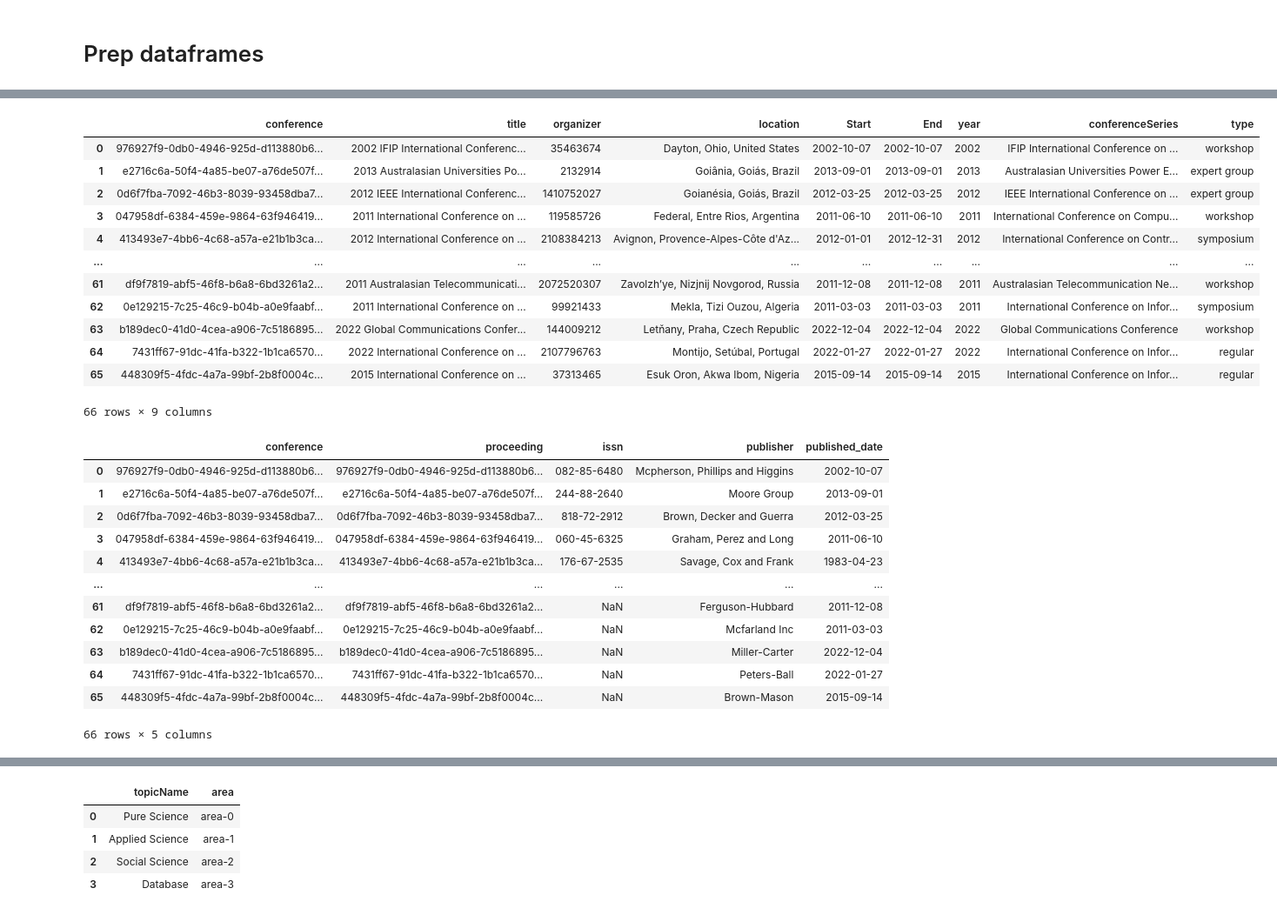
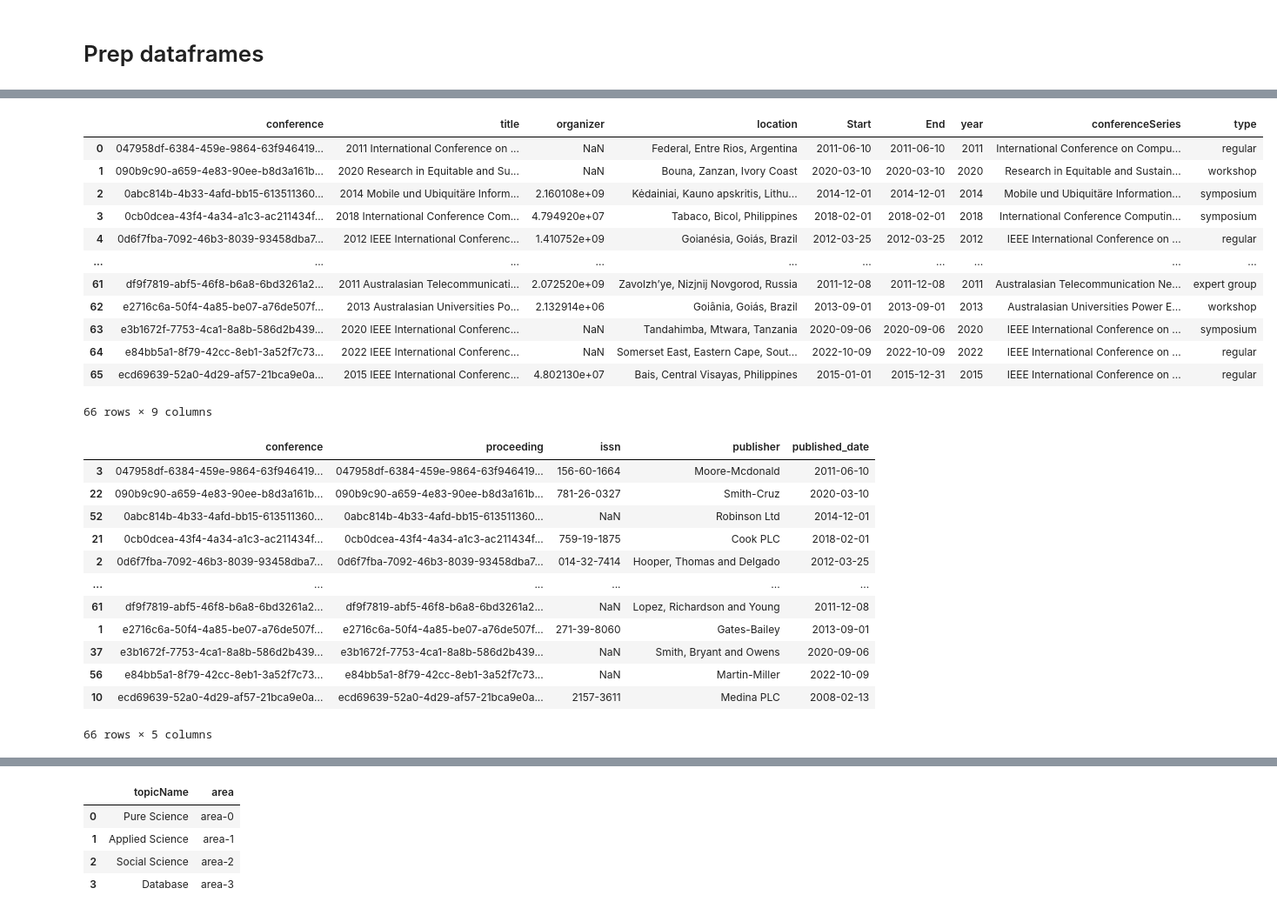
Before and after one commit to AlaaAlmutawa/SDM-Lab3, a Jupyter notebook: code/tbox_abox_gen.ipynb, the cells around one changed output, grey strips where cells are left out. Shown: that part at 87% size. Drawn from its saved outputs; the diff is of its cells as text; code cells hidden in the pictures.

```diff
--- a/code/tbox_abox_gen.ipynb
+++ b/code/tbox_abox_gen.ipynb
@@ -39,14 +47,14 @@ author=pd.read_csv('authors.csv').merge(pd.read_csv('institutions.csv').rename(c
 author['sex']=pd.Series([random.randint(1, 2) for i in range(len(author))]).map({1:'Female',2:'Male'})
 author['birthdate']=[fake.date() for i in range(len(author))]
 author['originCountry']=[fake.country() for i in range(len(author))]
-author['paperCount']=author.paperCount.fillna(pd.Series([random.randint(1,100) for i in range(len(author))]))
-author['citationCount']=author.citationCount.fillna(pd.Series([random.randint(1,100) for i in range(len(author))]))
+# author['paperCount']=author.paperCount.fillna(pd.Series([random.randint(1,100) for i in range(len(author))]))
+# author['citationCount']=author.citationCount.fillna(pd.Series([random.randint(1,100) for i in range(len(author))]))
 author['hIndex']=author.hIndex.fillna(pd.Series([random.randint(1,10) for i in range(len(author))]))
 
-# Make sure paper count is less than citation count, otherwise exchange values
-m=author.paperCount<author.citationCount
-author.loc[m, ['paperCount', 'citationCount']] = (
-    author.loc[m, ['citationCount', 'paperCount']].values)
+# # Make sure paper count is less than citation count, otherwise exchange values
+# m=author.paperCount<author.citationCount
+# author.loc[m, ['paperCount', 'citationCount']] = (
+#     author.loc[m, ['citationCount', 'paperCount']].values)
 
 author=author.dropna().reset_index(drop=True).rename(columns={'authorId':'author'})
 author.drop(columns=['paperCount','citationCount'], inplace=True)
@@ -201,57 +209,61 @@ conference=(pd.read_csv('conference.csv').rename(columns={'id':'conference'})
             .drop(columns=['url'])
             .rename(columns={'edition':'title','name':'conferenceSeries'})
            .drop_duplicates()
            )
 conference['conference']=conference['proceeding'].copy()
 conference['title']=conference['year'].astype(str) + ' ' + conference['conferenceSeries']
 conference['type']=[random.sample(['workshop', 'symposium', 'expert group','regular'], 1)[0] for i in range(len(conference))]
 
 # SENSE CHECK: Check for conference series with more than one conference -- there is one series with 2 conferences
 conference[conference.duplicated(subset=['conferenceSeries'], keep=False)]
 
 # generate more fake fields
 conference['issn']=conference.issn.fillna(pd.Series([fake.ssn() for i in range(len(conference))]))
 conference['publisher']=[fake.company() for i in range(len(conference))]
 
 # Get published date
 conference=(conference.merge(published[published.venue_type=='Conference']
                   .rename(columns={'venue':'conference','publication':'proceeding'}))
             .drop(columns=['venue_type'])
 )
 
+# If organizer is not an author, make null then order
+conference.loc[~conference.chairperson.isin(author.author),'chairperson']=np.nan
+conference.sort_values(['conference','title','chairperson'], inplace=True)
+
 # Separate conference and proceeding: note that there is a one to one correspondence for them
 cols=['title','chairperson','location','Start','End','year','conferenceSeries','type']
 proceeding=conference.copy()
 conference=conference[['conference']+cols].drop_duplicates().reset_index(drop=True).rename(columns={'chairperson':'organizer'})
 proceeding.drop(columns=cols, inplace=True)
 
 display(conference, proceeding)
 # %% [output]
 |  | conference | title | organizer | location | Start | End | year | conferenceSeries | type |
-| 0 | 976927f9-0db0-4946-925d-d113880b6... | 2002 IFIP International Conferenc... | 35463674 | Dayton, Ohio, United States | 2002-10-07 | 2002-10-07 | 2002 | IFIP International Conference on ... | workshop |
-| 1 | e2716c6a-50f4-4a85-be07-a76de507f... | 2013 Australasian Universities Po... | 2132914 | Goiânia, Goiás, Brazil | 2013-09-01 | 2013-09-01 | 2013 | Australasian Universities Power E... | expert group |
-| 2 | 0d6f7fba-7092-46b3-8039-93458dba7... | 2012 IEEE International Conferenc... | 1410752027 | Goianésia, Goiás, Brazil | 2012-03-25 | 2012-03-25 | 2012 | IEEE International Conference on ... | expert group |
-| 3 | 047958df-6384-459e-9864-63f946419... | 2011 International Conference on ... | 119585726 | Federal, Entre Rios, Argentina | 2011-06-10 | 2011-06-10 | 2011 | International Conference on Compu... | workshop |
-| 4 | 413493e7-4bb6-4c68-a57a-e21b1b3ca... | 2012 International Conference on ... | 2108384213 | Avignon, Provence-Alpes-Côte d'Az... | 2012-01-01 | 2012-12-31 | 2012 | International Conference on Contr... | symposium |
+| 0 | 047958df-6384-459e-9864-63f946419... | 2011 International Conference on ... | NaN | Federal, Entre Rios, Argentina | 2011-06-10 | 2011-06-10 | 2011 | International Conference on Compu... | regular |
+| 1 | 090b9c90-a659-4e83-90ee-b8d3a161b... | 2020 Research in Equitable and Su... | NaN | Bouna, Zanzan, Ivory Coast | 2020-03-10 | 2020-03-10 | 2020 | Research in Equitable and Sustain... | workshop |
+| 2 | 0abc814b-4b33-4afd-bb15-613511360... | 2014 Mobile und Ubiquitäre Inform... | 2.160108e+09 | Kėdainiai, Kauno apskritis, Lithu... | 2014-12-01 | 2014-12-01 | 2014 | Mobile und Ubiquitäre Information... | symposium |
+| 3 | 0cb0dcea-43f4-4a34-a1c3-ac211434f... | 2018 International Conference Com... | 4.794920e+07 | Tabaco, Bicol, Philippines | 2018-02-01 | 2018-02-01 | 2018 | International Conference Computin... | symposium |
+| 4 | 0d6f7fba-7092-46b3-8039-93458dba7... | 2012 IEEE International Conferenc... | 1.410752e+09 | Goianésia, Goiás, Brazil | 2012-03-25 | 2012-03-25 | 2012 | IEEE International Conference on ... | regular |
 | ... | ... | ... | ... | ... | ... | ... | ... | ... | ... |
-| 61 | df9f7819-abf5-46f8-b6a8-6bd3261a2... | 2011 Australasian Telecommunicati... | 2072520307 | Zavolzh’ye, Nizjnij Novgorod, Russia | 2011-12-08 | 2011-12-08 | 2011 | Australasian Telecommunication Ne... | workshop |
-| 62 | 0e129215-7c25-46c9-b04b-a0e9faabf... | 2011 International Conference on ... | 99921433 | Mekla, Tizi Ouzou, Algeria | 2011-03-03 | 2011-03-03 | 2011 | International Conference on Infor... | symposium |
-| 63 | b189dec0-41d0-4cea-a906-7c5186895... | 2022 Global Communications Confer... | 144009212 | Letňany, Praha, Czech Republic | 2022-12-04 | 2022-12-04 | 2022 | Global Communications Conference | workshop |
-| 64 | 7431ff67-91dc-41fa-b322-1b1ca6570... | 2022 International Conference on ... | 2107796763 | Montijo, Setúbal, Portugal | 2022-01-27 | 2022-01-27 | 2022 | International Conference on Infor... | regular |
-| 65 | 448309f5-4fdc-4a7a-99bf-2b8f0004c... | 2015 International Conference on ... | 37313465 | Esuk Oron, Akwa Ibom, Nigeria | 2015-09-14 | 2015-09-14 | 2015 | International Conference on Infor... | regular |
+| 61 | df9f7819-abf5-46f8-b6a8-6bd3261a2... | 2011 Australasian Telecommunicati... | 2.072520e+09 | Zavolzh’ye, Nizjnij Novgorod, Russia | 2011-12-08 | 2011-12-08 | 2011 | Australasian Telecommunication Ne... | expert group |
+| 62 | e2716c6a-50f4-4a85-be07-a76de507f... | 2013 Australasian Universities Po... | 2.132914e+06 | Goiânia, Goiás, Brazil | 2013-09-01 | 2013-09-01 | 2013 | Australasian Universities Power E... | workshop |
+| 63 | e3b1672f-7753-4ca1-8a8b-586d2b439... | 2020 IEEE International Conferenc... | NaN | Tandahimba, Mtwara, Tanzania | 2020-09-06 | 2020-09-06 | 2020 | IEEE International Conference on ... | symposium |
+| 64 | e84bb5a1-8f79-42cc-8eb1-3a52f7c73... | 2022 IEEE International Conferenc... | NaN | Somerset East, Eastern Cape, Sout... | 2022-10-09 | 2022-10-09 | 2022 | IEEE International Conference on ... | regular |
+| 65 | ecd69639-52a0-4d29-af57-21bca9e0a... | 2015 IEEE International Conferenc... | 4.802130e+07 | Bais, Central Visayas, Philippines | 2015-01-01 | 2015-12-31 | 2015 | IEEE International Conference on ... | regular |
 66 rows × 9 columns
 |  | conference | proceeding | issn | publisher | published_date |
-| 0 | 976927f9-0db0-4946-925d-d113880b6... | 976927f9-0db0-4946-925d-d113880b6... | 082-85-6480 | Mcpherson, Phillips and Higgins | 2002-10-07 |
-| 1 | e2716c6a-50f4-4a85-be07-a76de507f... | e2716c6a-50f4-4a85-be07-a76de507f... | 244-88-2640 | Moore Group | 2013-09-01 |
-| 2 | 0d6f7fba-7092-46b3-8039-93458dba7... | 0d6f7fba-7092-46b3-8039-93458dba7... | 818-72-2912 | Brown, Decker and Guerra | 2012-03-25 |
-| 3 | 047958df-6384-459e-9864-63f946419... | 047958df-6384-459e-9864-63f946419... | 060-45-6325 | Graham, Perez and Long | 2011-06-10 |
-| 4 | 413493e7-4bb6-4c68-a57a-e21b1b3ca... | 413493e7-4bb6-4c68-a57a-e21b1b3ca... | 176-67-2535 | Savage, Cox and Frank | 1983-04-23 |
+| 3 | 047958df-6384-459e-9864-63f946419... | 047958df-6384-459e-9864-63f946419... | 156-60-1664 | Moore-Mcdonald | 2011-06-10 |
+| 22 | 090b9c90-a659-4e83-90ee-b8d3a161b... | 090b9c90-a659-4e83-90ee-b8d3a161b... | 781-26-0327 | Smith-Cruz | 2020-03-10 |
+| 52 | 0abc814b-4b33-4afd-bb15-613511360... | 0abc814b-4b33-4afd-bb15-613511360... | NaN | Robinson Ltd | 2014-12-01 |
+| 21 | 0cb0dcea-43f4-4a34-a1c3-ac211434f... | 0cb0dcea-43f4-4a34-a1c3-ac211434f... | 759-19-1875 | Cook PLC | 2018-02-01 |
+| 2 | 0d6f7fba-7092-46b3-8039-93458dba7... | 0d6f7fba-7092-46b3-8039-93458dba7... | 014-32-7414 | Hooper, Thomas and Delgado | 2012-03-25 |
 | ... | ... | ... | ... | ... | ... |
-| 61 | df9f7819-abf5-46f8-b6a8-6bd3261a2... | df9f7819-abf5-46f8-b6a8-6bd3261a2... | NaN | Ferguson-Hubbard | 2011-12-08 |
-| 62 | 0e129215-7c25-46c9-b04b-a0e9faabf... | 0e129215-7c25-46c9-b04b-a0e9faabf... | NaN | Mcfarland Inc | 2011-03-03 |
-| 63 | b189dec0-41d0-4cea-a906-7c5186895... | b189dec0-41d0-4cea-a906-7c5186895... | NaN | Miller-Carter | 2022-12-04 |
-| 64 | 7431ff67-91dc-41fa-b322-1b1ca6570... | 7431ff67-91dc-41fa-b322-1b1ca6570... | NaN | Peters-Ball | 2022-01-27 |
-| 65 | 448309f5-4fdc-4a7a-99bf-2b8f0004c... | 448309f5-4fdc-4a7a-99bf-2b8f0004c... | NaN | Brown-Mason | 2015-09-14 |
+| 61 | df9f7819-abf5-46f8-b6a8-6bd3261a2... | df9f7819-abf5-46f8-b6a8-6bd3261a2... | NaN | Lopez, Richardson and Young | 2011-12-08 |
+| 1 | e2716c6a-50f4-4a85-be07-a76de507f... | e2716c6a-50f4-4a85-be07-a76de507f... | 271-39-8060 | Gates-Bailey | 2013-09-01 |
+| 37 | e3b1672f-7753-4ca1-8a8b-586d2b439... | e3b1672f-7753-4ca1-8a8b-586d2b439... | NaN | Smith, Bryant and Owens | 2020-09-06 |
+| 56 | e84bb5a1-8f79-42cc-8eb1-3a52f7c73... | e84bb5a1-8f79-42cc-8eb1-3a52f7c73... | NaN | Martin-Miller | 2022-10-09 |
+| 10 | ecd69639-52a0-4d29-af57-21bca9e0a... | ecd69639-52a0-4d29-af57-21bca9e0a... | 2157-3611 | Medina PLC | 2008-02-13 |
 66 rows × 5 columns
 # %%
 # Note: using volume id as volume as proceeding name
```
Also changed, not shown: parts of 29 cells of this notebook, 1 other file.
